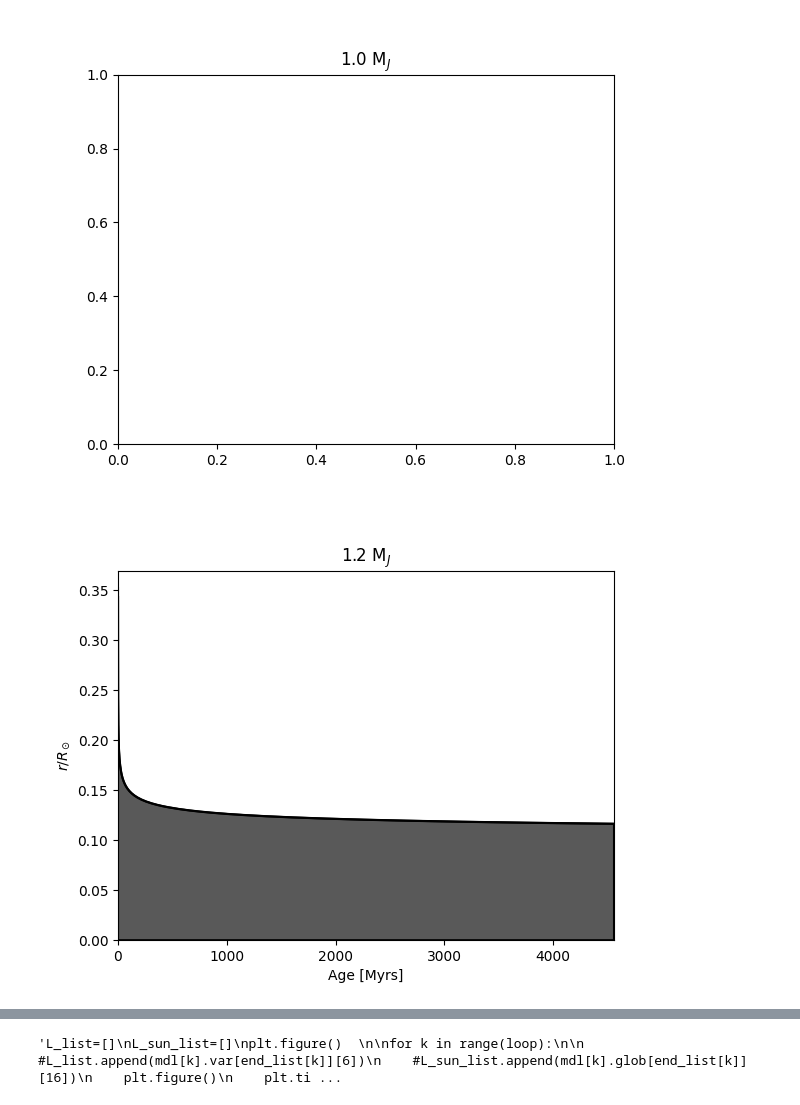
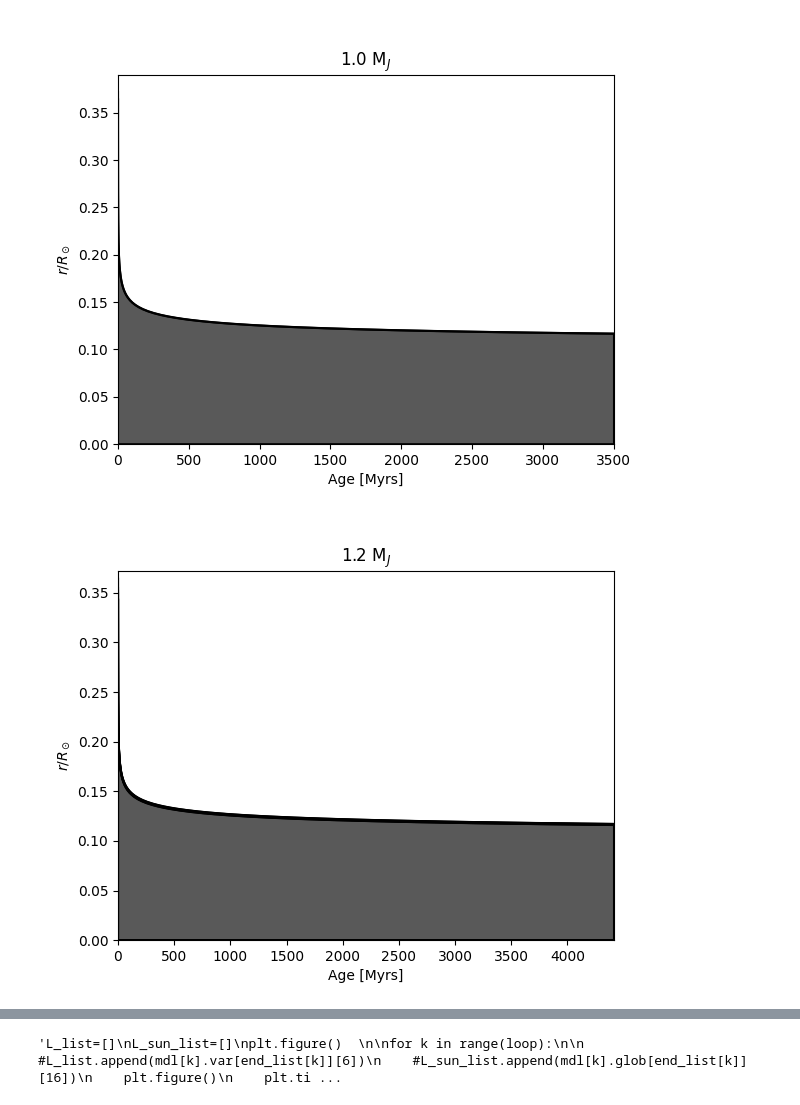
Before and after one commit to olwenrering/Gas-Dynamics-Project, a Jupyter notebook: test_all.ipynb, the cells around one changed output, grey strips where cells are left out. Saved outputs shown, nothing was run; the diff lists cells and outputs as text; code cells hidden in the pictures.

```diff
--- a/test_all.ipynb
+++ b/test_all.ipynb
@@ -38,7 +38,7 @@ for i, mass in enumerate(masses):
 
 
     # loop over rotation speeds
-    for w in range(6, 11, 2):
+    for w in range(5, 11, 1):
         try:
             # prepare the working directory for this rotation
             work_dir = mass_dir / str(int(w))
@@ -170,3 +171,10 @@ mdl_plott = CModelGUI('1MJ_R')"""
 
 mdl = models
 mdl_plot = models_plot
+# %%
+#mdl_mask = np.array([[1,0,0,0,0,0], [1,1,1,0,0,0], [1,1,1,1,0,0], [1,1,1,1,1,1], [1,1,1,1,1,1], [1,1,1,1,1,1]])
+#mdl = mdl[mdl_mask]
+mdl[0] = [mdl[0][0]]
+mdl[1] = [mdl[1][0], mdl[1][1], mdl[1][2]]
+mdl[2] = [mdl[2][0], mdl[2][1], mdl[2][2], mdl[2][3]]
+print(mdl[0][0])
@@ -173,19 +189,19 @@ mdl_plot = models_plot
 # %%
 loop = len(mdl)
-loop_rot = len(mdl[0])
-rates = range(6, 11, 2)
+#len(mdl[k]) = len(mdl[-1])
+rates = range(5, 11, 1)
 for i in range(loop):
     plt.figure()
     plt.title(fr'{masses[i]:.1f} M$_J$')
-    for j in range(loop_rot):
+    for j in range(len(mdl[i])):
         try:
             mdl_plot[i][j].plot_cz(r_or_m='r')
         except:
             continue
     plt.show()
 # %% [output]
-[figure, old version]
+[figure, new version]
-[figure, old version]
+[figure, new version]
 [figure]
 [figure]
 [figure]
```
Also changed, not shown: parts of 20 cells of this notebook.
